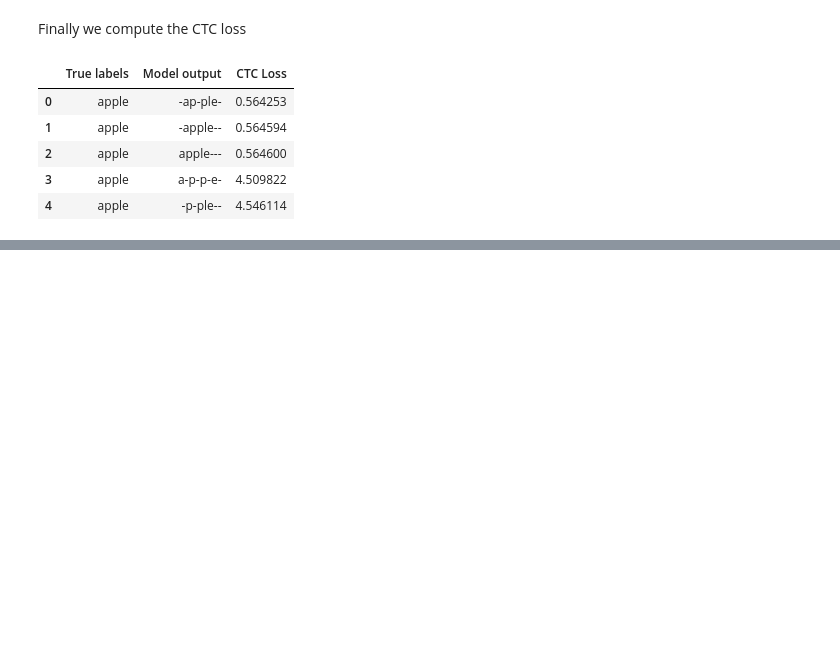
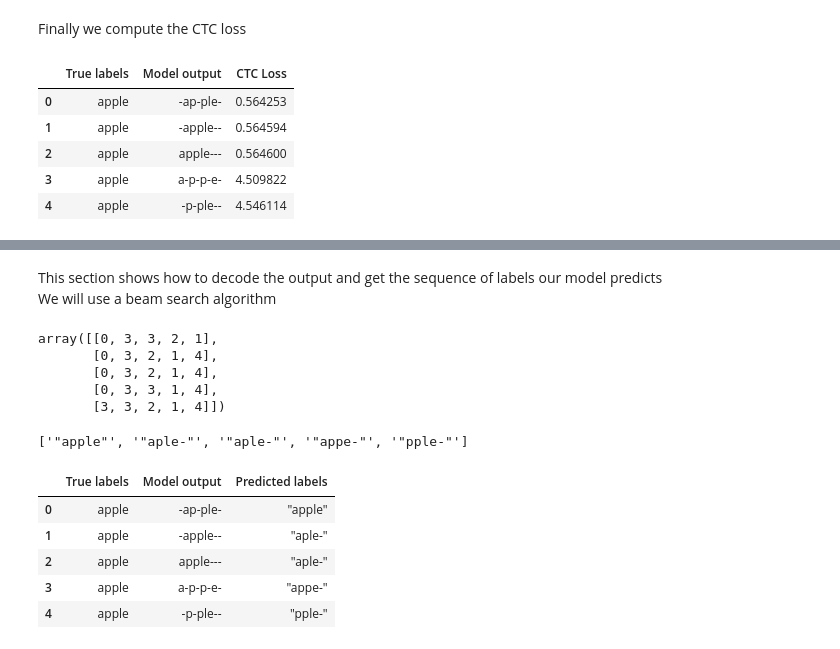
Before and after one commit to Vykstorm/CTC, a Jupyter notebook: ctc.ipynb, the cells around one changed output, grey strips where cells are left out. Cells and saved outputs as stored; diff of their text form; code cells hidden in the pictures; blank space fills up the shorter version.

```diff
--- a/ctc.ipynb
+++ b/ctc.ipynb
@@ -286,3 +286,5 @@ df
 | 2 | apple | apple--- | 0.564600 |
 | 3 | apple | a-p-p-e- | 4.509822 |
 | 4 | apple | -p-ple-- | 4.546114 |
+# %%
+df.drop(columns=['CTC Loss'], inplace=True)
@@ -288,0 +293,19 @@ df
+# %% [markdown]
+This section shows how to decode the output and get the sequence of labels our model predicts <br/>
+We will use a beam search algorithm
+# %%
+decoded = tf.nn.ctc_beam_search_decoder(y.swapaxes(0, 1), sequence_length, beam_width=100, top_paths=1, merge_repeated=False)[0][0]
+decoded = K.get_value(tf.sparse_tensor_to_dense(decoded, default_value=L_ext.index(' ')))
+# %%
+decoded
+# %% [output]
+array([[0, 3, 3, 2, 1],
+       [0, 3, 2, 1, 4],
+       [0, 3, 2, 1, 4],
+       [0, 3, 3, 1, 4],
+       [3, 3, 2, 1, 4]])
+# %%
+predicted = ['"' + ''.join([L_ext[label] for label in labels]).replace(' ', '-') + '"' for labels in decoded]
+predicted
+# %% [output]
+['"apple"', '"aple-"', '"aple-"', '"appe-"', '"pple-"']
@@ -288,0 +314,9 @@ df
+# %%
+df
+# %% [output]
+|  | True labels | Model output | Predicted labels |
+| 0 | apple | -ap-ple- | "apple" |
+| 1 | apple | -apple-- | "aple-" |
+| 2 | apple | apple--- | "aple-" |
+| 3 | apple | a-p-p-e- | "appe-" |
+| 4 | apple | -p-ple-- | "pple-" |
```
Also changed, not shown: parts of 6 cells of this notebook.
